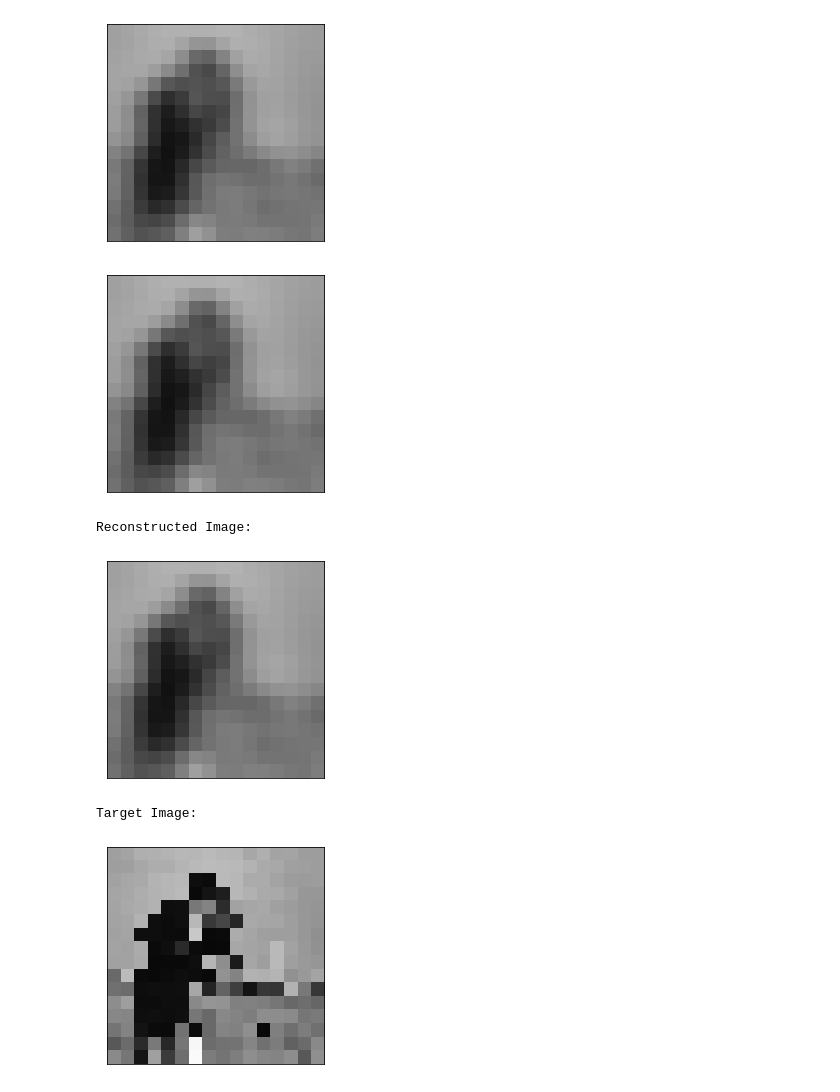
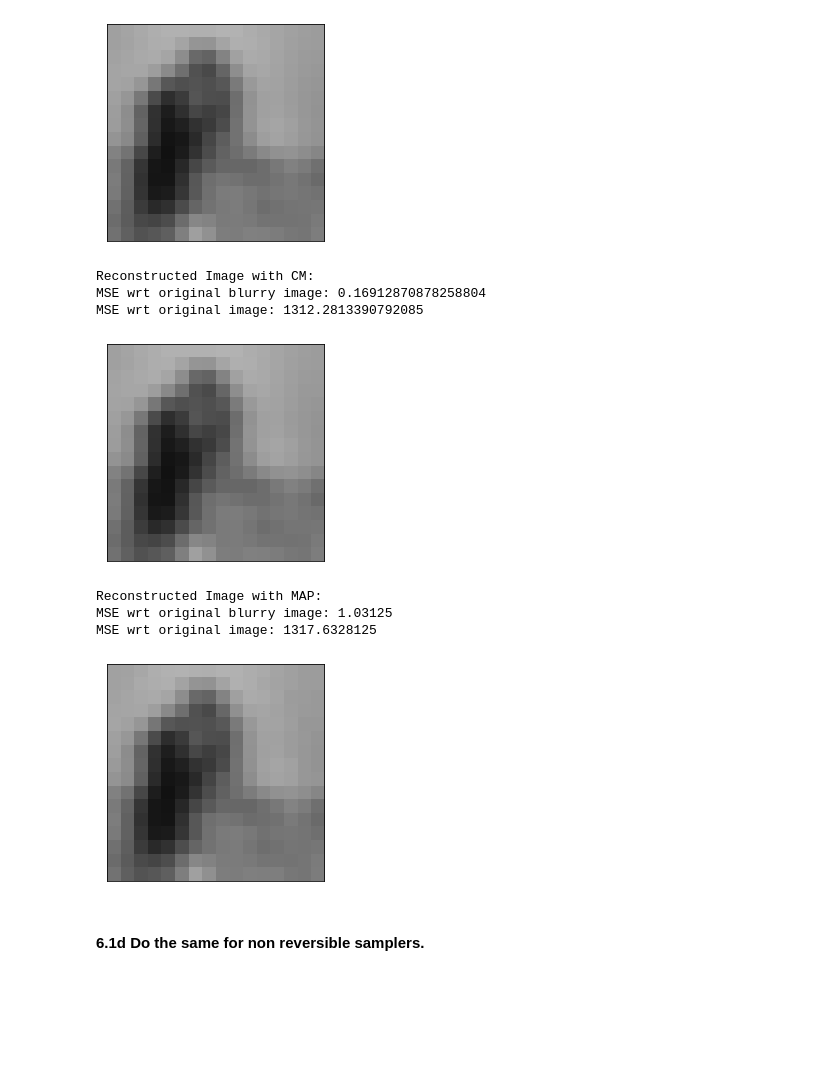
Before and after one commit to LorenzoStigliano/inverse-problems-mcmc, a Jupyter notebook: Main_Notebook.ipynb, the cells around one changed output. Saved outputs shown, nothing was run; the diff lists cells and outputs as text; code cells hidden in the pictures; blank space fills up the shorter version.

Commit message:
Changed issue with non reversible sampler + finished  non reversible sampler of imaging problem

```diff
--- a/Main_Notebook.ipynb
+++ b/Main_Notebook.ipynb
@@ -1278,7 +1373,7 @@ finding_beta(beta_s, list_a_p, "Finding beta value for a normal distribution(10,
 # %% [markdown]
 #### 6.1b Using MHA to sample potential images
 # %%
-beta_R = 2
+beta_R = 0.2
 beta_Non_R = 1/(np.sqrt(2/np.pi)*2.38)
 beta_Non_R = 0.15
 # %%
@@ -1326,28 +1403,44 @@ def CM(samples_reversible):
     for image in samples_reversible[1:]:
         image_1 = image_1 + image
     return (1/len(samples_reversible))*(image_1)
+
+def mse(imageA, imageB):
+    # the 'Mean Squared Error' between the two images is the
+    # sum of the squared difference between the two images;
+    # NOTE: the two images must have the same dimension
+    err = np.sum((imageA.astype("float") - imageB.astype("float")) ** 2)
+    err /= float(imageA.shape[0] * imageA.shape[1])
+
+    # return the MSE, the lower the error, the more "similar"
+    # the two images are
+    return err
 # %%
 print("Original Noisy Image:")
 imshow(img_noisy_scaled)
 # %% [output]
 Original Noisy Image:
 [figure]
-# %%
-print("Reconstructed Image with CM:")
-best_image = CM(samples_reversible)
-imshow(best_image.reshape(16,16))
-# %% [output]
-[figure, removed]
+# %%
+print("Reconstructed Image with CM:")
+best_image_CM = CM(samples_reversible)
+imshow(best_image_CM.reshape(16,16))
+print('MSE wrt original blurry image: {}'.format(mse(img_noisy_scaled,best_image_CM.reshape(16,16))))
+print('MSE wrt original image: {}'.format(mse(image_camera_scaled,best_image_CM.reshape(16,16))))
+# %% [output]
+Reconstructed Image with CM:
+MSE wrt original blurry image: 0.16912870878258804
+MSE wrt original image: 1312.2813390792085
+[figure, added]
 # %%
 print("Reconstructed Image with MAP:")
-best_image = MAP(samples_reversible, target_distribution)
-imshow(best_image.reshape(16,16))
+best_image_MAP = MAP(samples_reversible, target_distribution)
+imshow(best_image_MAP.reshape(16,16))
+print('MSE wrt original blurry image: {}'.format(mse(img_noisy_scaled,best_image_MAP.reshape(16,16))))
+print('MSE wrt original image: {}'.format(mse(image_camera_scaled,best_image_MAP.reshape(16,16))))
 # %% [output]
-Reconstructed Image:
+Reconstructed Image with MAP:
+MSE wrt original blurry image: 1.03125
+MSE wrt original image: 1317.6328125
 [figure]
-# %%
-print("Target Image:")
-imshow(image_camera_scaled)
-# %% [output]
-Target Image:
-[figure, removed]
+# %% [markdown]
+#### 6.1d Do the same for non reversible samplers.
```
Also changed, not shown: parts of 12 cells of this notebook.
